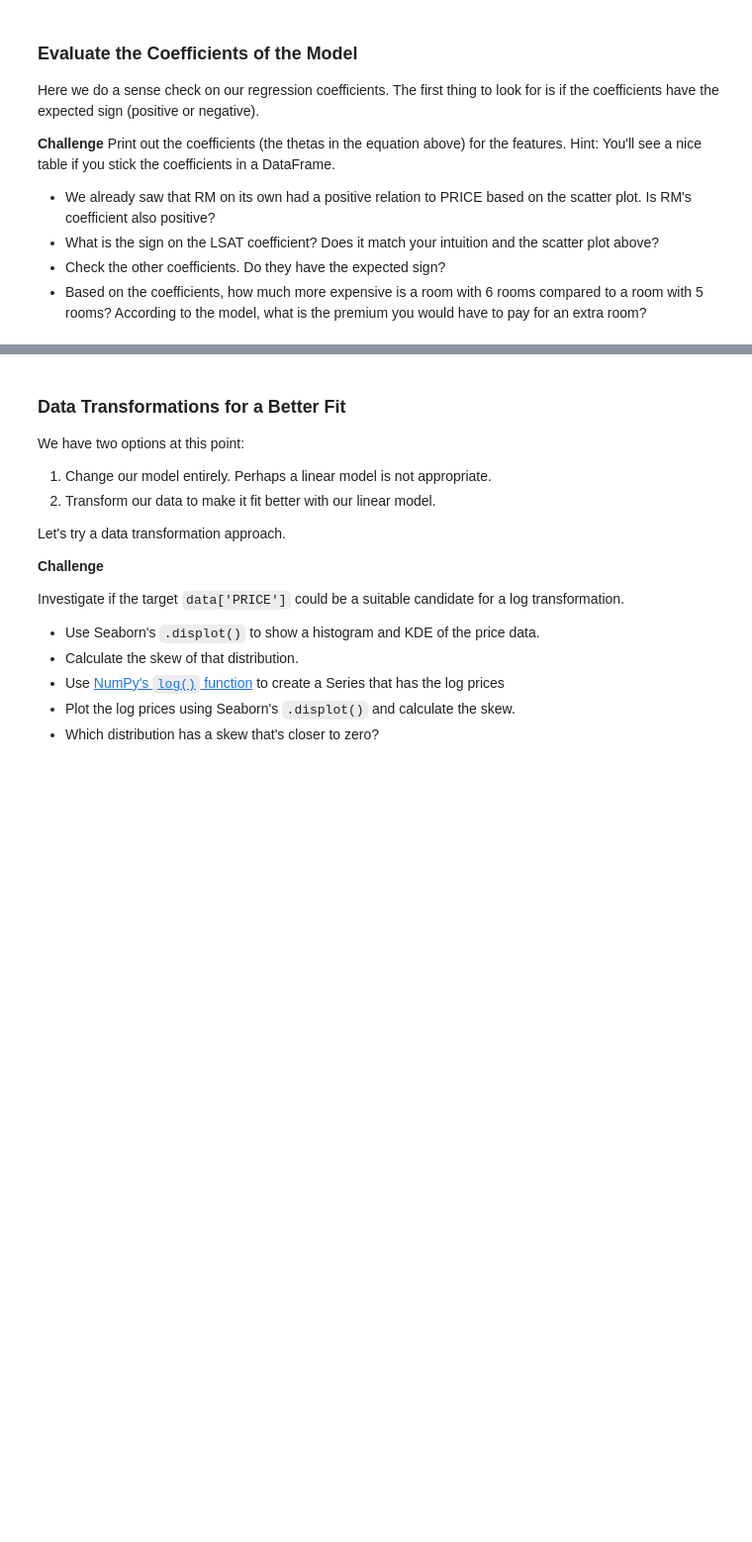
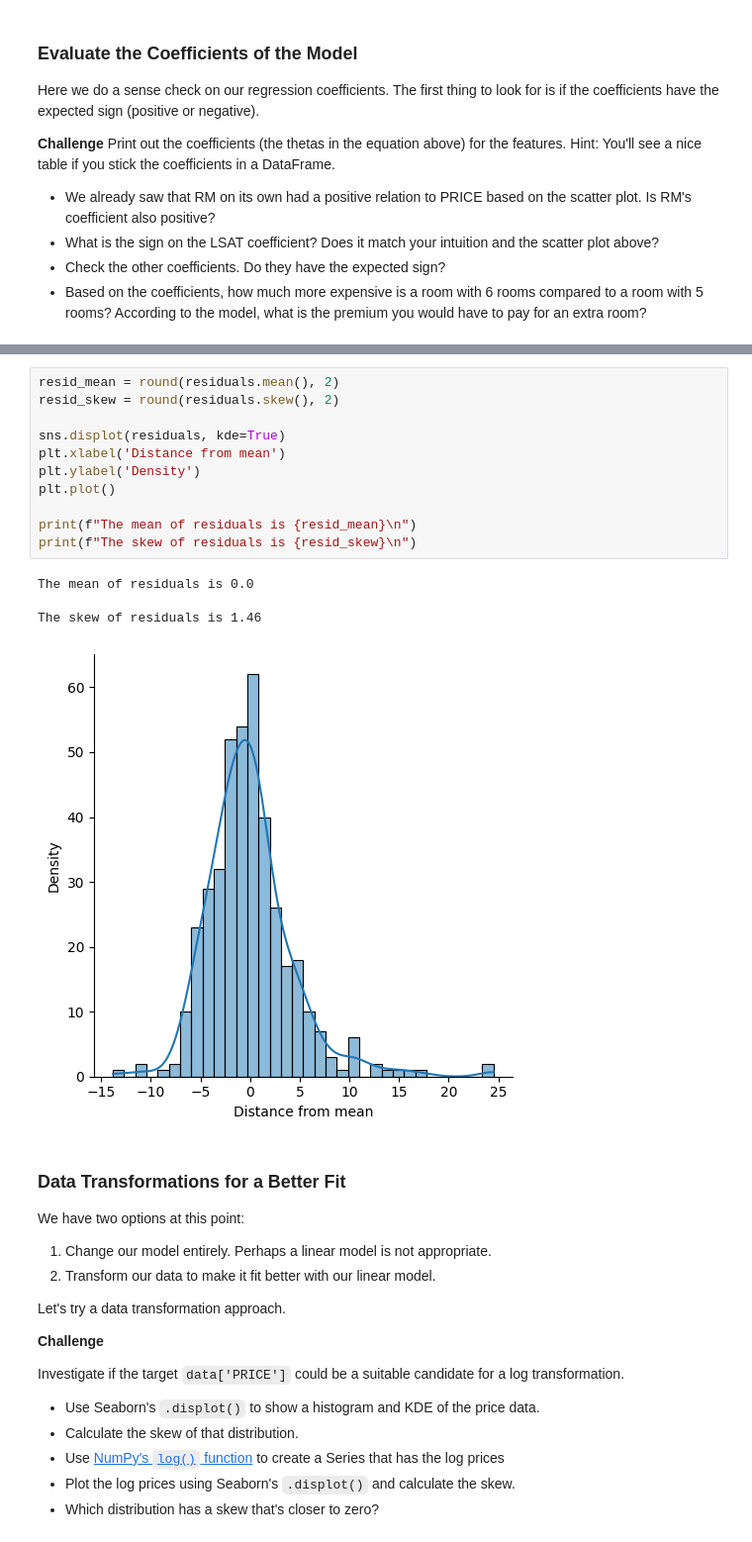
Before and after one commit to KenkiCZ/google_notebooks, a Jupyter notebook: C108_multivariable_regression.ipynb, the cells around one changed output, grey strips where cells are left out. Shown at 99% size. Drawn from its saved outputs; the diff is of its cells as text; blank space fills up the shorter version.

```diff
--- a/C108_multivariable_regression.ipynb
+++ b/C108_multivariable_regression.ipynb
@@ -640,6 +644,22 @@ In an ideal case, what we want is something close to a normal distribution. A no
 * Again, use Seaborn's `.displot()` to create a histogram and superimpose the Kernel Density Estimate (KDE)
 * Is the skewness different from zero? If so, by how much?
 * Is the mean different from zero?
+# %%
+resid_mean = round(residuals.mean(), 2)
+resid_skew = round(residuals.skew(), 2)
+
+sns.displot(residuals, kde=True)
+plt.xlabel('Distance from mean')
+plt.ylabel('Density')
+plt.plot()
+
+print(f"The mean of residuals is {resid_mean}\n")
+print(f"The skew of residuals is {resid_skew}\n")
+# %% [output]
+The mean of residuals is 0.0
+
+The skew of residuals is 1.46
+[figure, added]
 # %% [markdown]
 ### Data Transformations for a Better Fit
 
```
Also changed, not shown: parts of 33 cells of this notebook.
